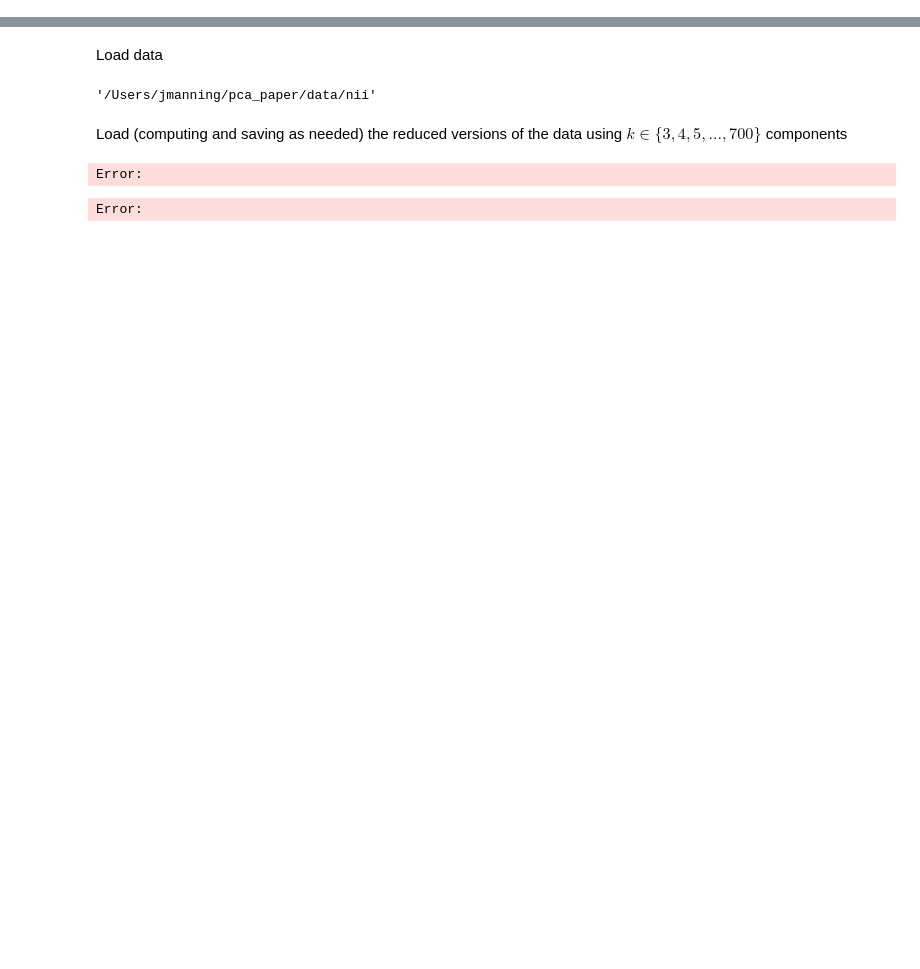
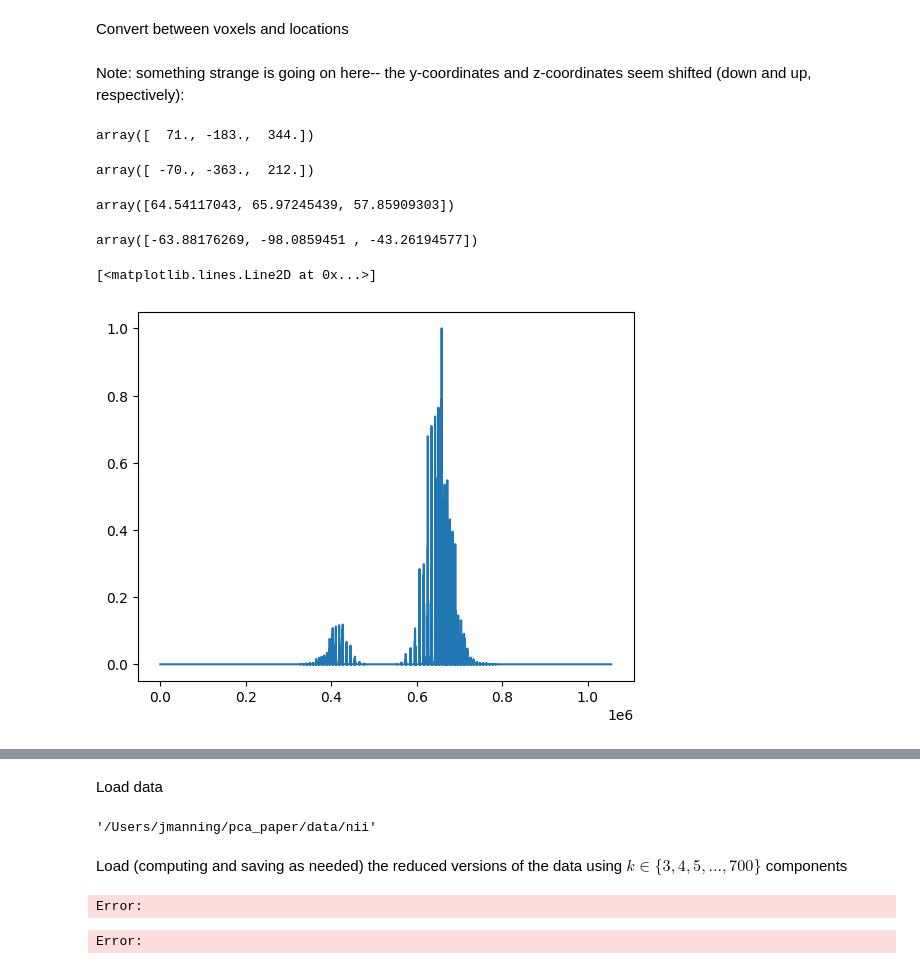
Before and after one commit to ContextLab/pca_paper, a Jupyter notebook: code/notebooks/decoding_and_compression_voxel.ipynb, the cells around one changed output, grey strips where cells are left out. Saved outputs shown, nothing was run; the diff lists cells and outputs as text; code cells hidden in the pictures; blank space fills up the shorter version.

```diff
--- a/code/notebooks/decoding_and_compression_voxel.ipynb
+++ b/code/notebooks/decoding_and_compression_voxel.ipynb
@@ -54,0 +70,46 @@ Download data
+# %%
+url = 'https://www.dropbox.com/s/29a48lv3j5ybcvw/pieman2_htfa.pkl?dl=1'
+
+fname = os.path.join(datadir, 'pieman2_htfa.pkl')
+if not os.path.exists(fname):
+    with open(fname, 'wb') as f:
+        data = requests.get(url).content
+        f.write(data)
+
+with open(fname, 'rb') as f:
+    data = pickle.load(open(fname, 'rb'))
+
+centers = data['centers']
+widths = data['widths']
+# %%
+def rbf(R, center, width):
+    x = np.exp(-np.sum((R - center) ** 2, axis=1) / width)
+    return x / np.max(x)  # this normalization should not be needed...
+# %% [markdown]
+Convert between voxels and locations
+# %%
+networks_cmu = nii2cmu(fname)
+# %% [markdown]
+Note: something strange is going on here-- the y-coordinates and z-coordinates seem shifted (down and up, respectively):
+# %%
+np.max(networks_cmu['R'], axis=0)
+# %% [output]
+array([  71., -183.,  344.])
+# %%
+np.min(networks_cmu['R'], axis=0)
+# %% [output]
+array([ -70., -363.,  212.])
+# %%
+centers.max(axis=0)
+# %% [output]
+array([64.54117043, 65.97245439, 57.85909303])
+# %%
+centers.min(axis=0)
+# %% [output]
+array([-63.88176269, -98.0859451 , -43.26194577])
+# %%
+r = rbf(networks_cmu['R'], centers[500, :], 10 * widths[500])  # correction term should not be needed
+plt.plot(r)
+# %% [output]
+[<matplotlib.lines.Line2D at 0x...>]
+[figure, added]
```
Also changed, not shown: parts of 10 cells of this notebook, 4 other files.
